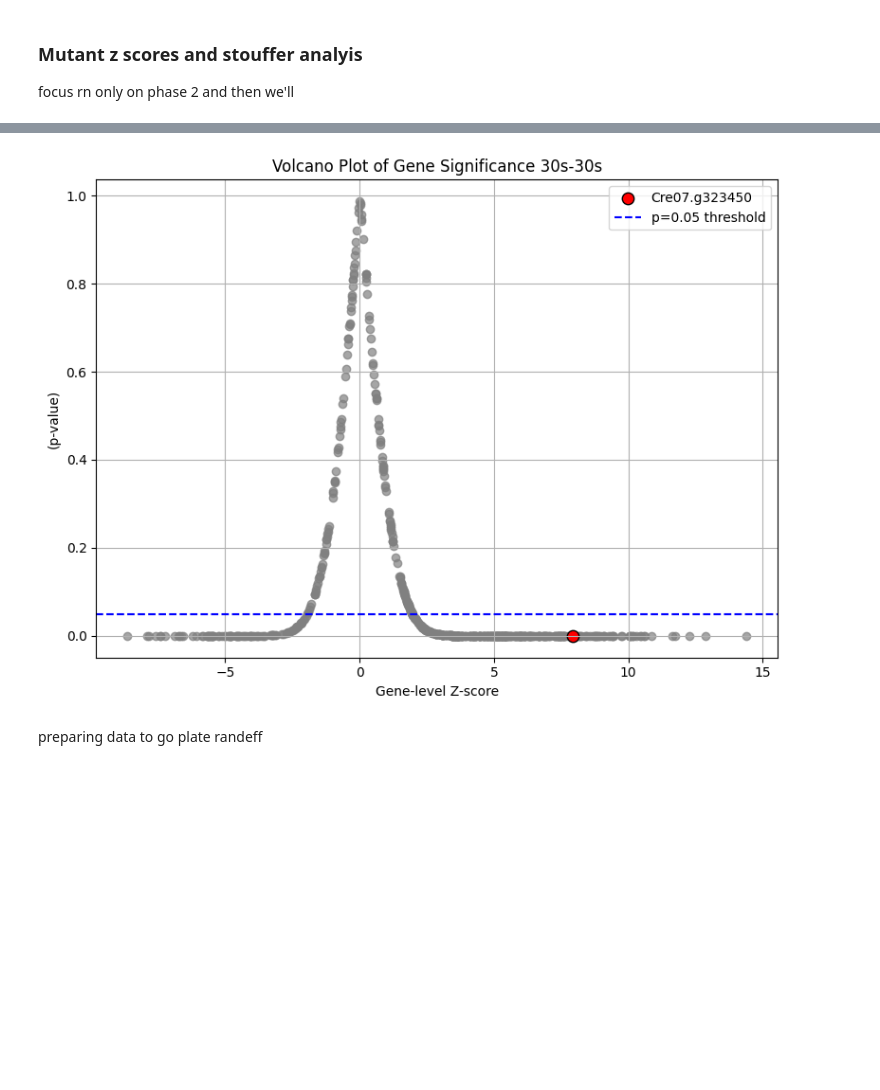
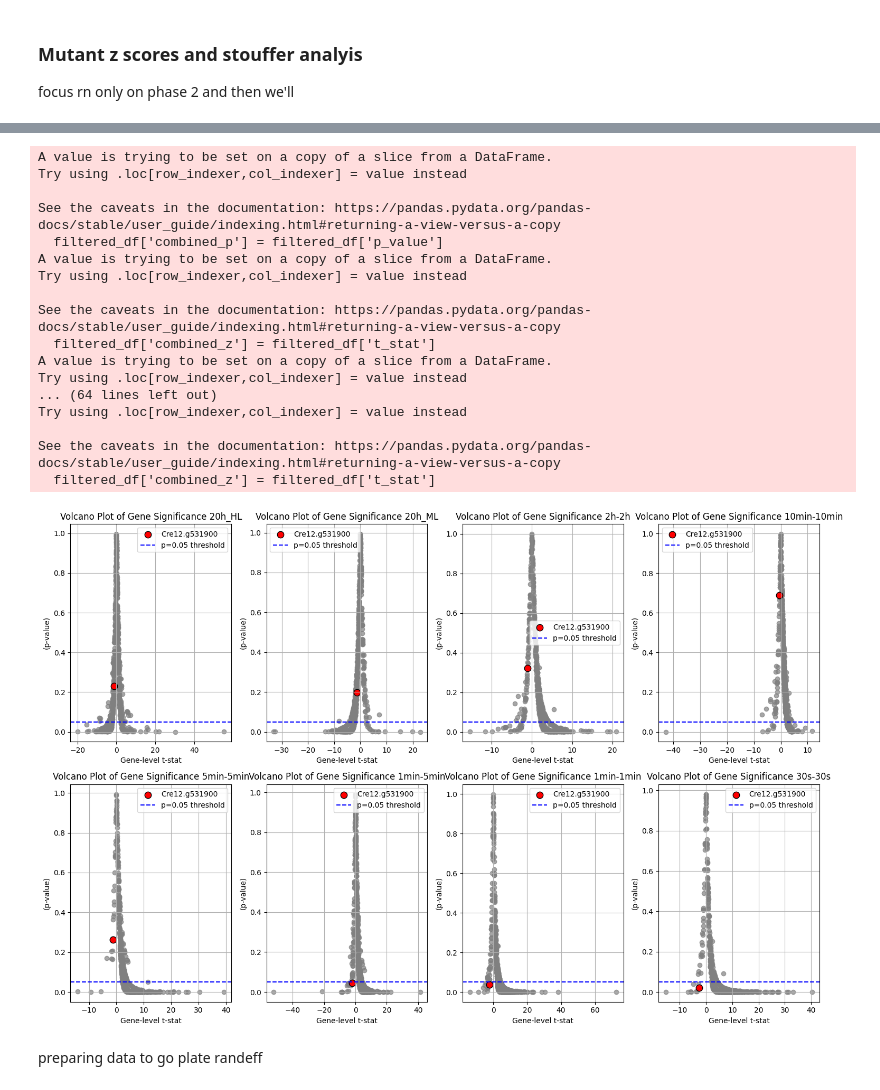
Before and after one commit to Imane-Mkt/Chlamy, a Jupyter notebook: Chlamy_Project_v2-main/Notebooks_Imane/p-to-z-conversion.ipynb, the cells around one changed output, grey strips where cells are left out. Drawn from its saved outputs; the diff is of its cells as text; code cells hidden in the pictures; blank space fills up the shorter version.

```diff
--- a/Chlamy_Project_v2-main/Notebooks_Imane/p-to-z-conversion.ipynb
+++ b/Chlamy_Project_v2-main/Notebooks_Imane/p-to-z-conversion.ipynb
@@ -190,36 +319,70 @@ full_df.to_csv('/home/imokhtatif/.vscode-server/Chlamy_Project_v2-main/Different
 # %%
 import matplotlib.pyplot as plt
 import pandas as pd
 import numpy as np
 
 # Simulated example data with one gene of interest
 np.random.seed(42)
-light = '30s-30s'
-example_df = pd.read_csv('/home/imokhtatif/.vscode-server/Chlamy_Project_v2-main/Quantile_normalization/all_genelevel_stouffer_results.csv')
-example_df = example_df[example_df['light_regime'] == light]
-# Calculate -log10(p-value)
-example_df['neg_log10_p'] = example_df['combined_p']
+light_regimes = ['20h_HL', '20h_ML', '2h-2h', '10min-10min', '5min-5min', '1min-5min', '1min-1min', '30s-30s']
+example_df = pd.read_csv('/home/imokhtatif/.vscode-server/Chlamy_Project_v2-main/Data/gene_level_ttest_pooled.csv')
 
-# Volcano plot
-plt.figure(figsize=(8, 6))
-plt.scatter(example_df['combined_z'], example_df['neg_log10_p'], alpha=0.7, color='gray')
+# Configurer la grille
+n_cols = 4
+n_rows = int(np.ceil(len(light_regimes) / n_cols))
+fig, axes = plt.subplots(n_rows, n_cols, figsize=(15, 5 * n_rows), squeeze=False)
 
-# Highlight target gene
-target_gene = 'Cre07.g323450'
-highlight = example_df[example_df['gene'] == target_gene]
-plt.scatter(highlight['combined_z'], highlight['neg_log10_p'], color='red', label=target_gene, s=80, edgecolors='black')
+# Boucle pour chaque régime lumineux
+for i, light in enumerate(light_regimes):
+    row, col = divmod(i, n_cols)
+    ax = axes[row][col]
 
-# p-value threshold line
-plt.axhline((0.05), color='blue', linestyle='--', label='p=0.05 threshold')
-plt.xlabel('Gene-level Z-score')
-plt.ylabel('(p-value)')
-plt.title(f'Volcano Plot of Gene Significance {light}')
-plt.legend()
-plt.grid(True)
+    # Filtrer les données pour le régime lumineux actuel
+    filtered_df = example_df[example_df['light_regime'] == light]
+    filtered_df['combined_p'] = filtered_df['p_value']
+    filtered_df['combined_z'] = filtered_df['t_stat']
+    # filtered_df['neg_log10_p'] = filtered_df['combined_p']  # Garder les colonnes comme elles sont
+
+    # Volcano plot
+    ax.scatter(filtered_df['combined_z'], filtered_df['combined_p'], alpha=0.7, color='gray')
+
+    # Mettre en évidence le gène cible
+    target_gene = 'Cre12.g531900'
+    highlight = filtered_df[filtered_df['mutated_genes'] == target_gene]
+    if not highlight.empty:
+        ax.scatter(highlight['combined_z'], highlight['combined_p'], color='red', label=target_gene, s=80, edgecolors='black')
+
+    # Ligne de seuil de p-value
+    ax.axhline((0.05), color='blue', linestyle='--', label='p=0.05 threshold')
+    ax.set_xlabel('Gene-level t-stat')
+    ax.set_ylabel('(p-value)')
+    ax.set_title(f'Volcano Plot of Gene Significance {light}')
+    ax.legend()
+    ax.grid(True)
+# Supprimer les axes inutilisés
+for i in range(len(light_regimes), n_rows * n_cols):
+    row, col = divmod(i, n_cols)
+    fig.delaxes(axes[row][col])
 plt.tight_layout()
 plt.show()
 # %% [output]
+A value is trying to be set on a copy of a slice from a DataFrame.
+Try using .loc[row_indexer,col_indexer] = value instead
+
+See the caveats in the documentation: https://pandas.pydata.org/pandas-docs/stable/user_guide/indexing.html#returning-a-view-versus-a-copy
+  filtered_df['combined_p'] = filtered_df['p_value']
+A value is trying to be set on a copy of a slice from a DataFrame.
+Try using .loc[row_indexer,col_indexer] = value instead
+
+See the caveats in the documentation: https://pandas.pydata.org/pandas-docs/stable/user_guide/indexing.html#returning-a-view-versus-a-copy
+  filtered_df['combined_z'] = filtered_df['t_stat']
+A value is trying to be set on a copy of a slice from a DataFrame.
+Try using .loc[row_indexer,col_indexer] = value instead
+... (64 lines left out)
+Try using .loc[row_indexer,col_indexer] = value instead
+
+See the caveats in the documentation: https://pandas.pydata.org/pandas-docs/stable/user_guide/indexing.html#returning-a-view-versus-a-copy
+  filtered_df['combined_z'] = filtered_df['t_stat']
-[figure, old version]
+[figure, new version]
 # %% [markdown]
 preparing data to go plate randeff
 # %%
```
Also changed, not shown: parts of 5 cells of this notebook.
